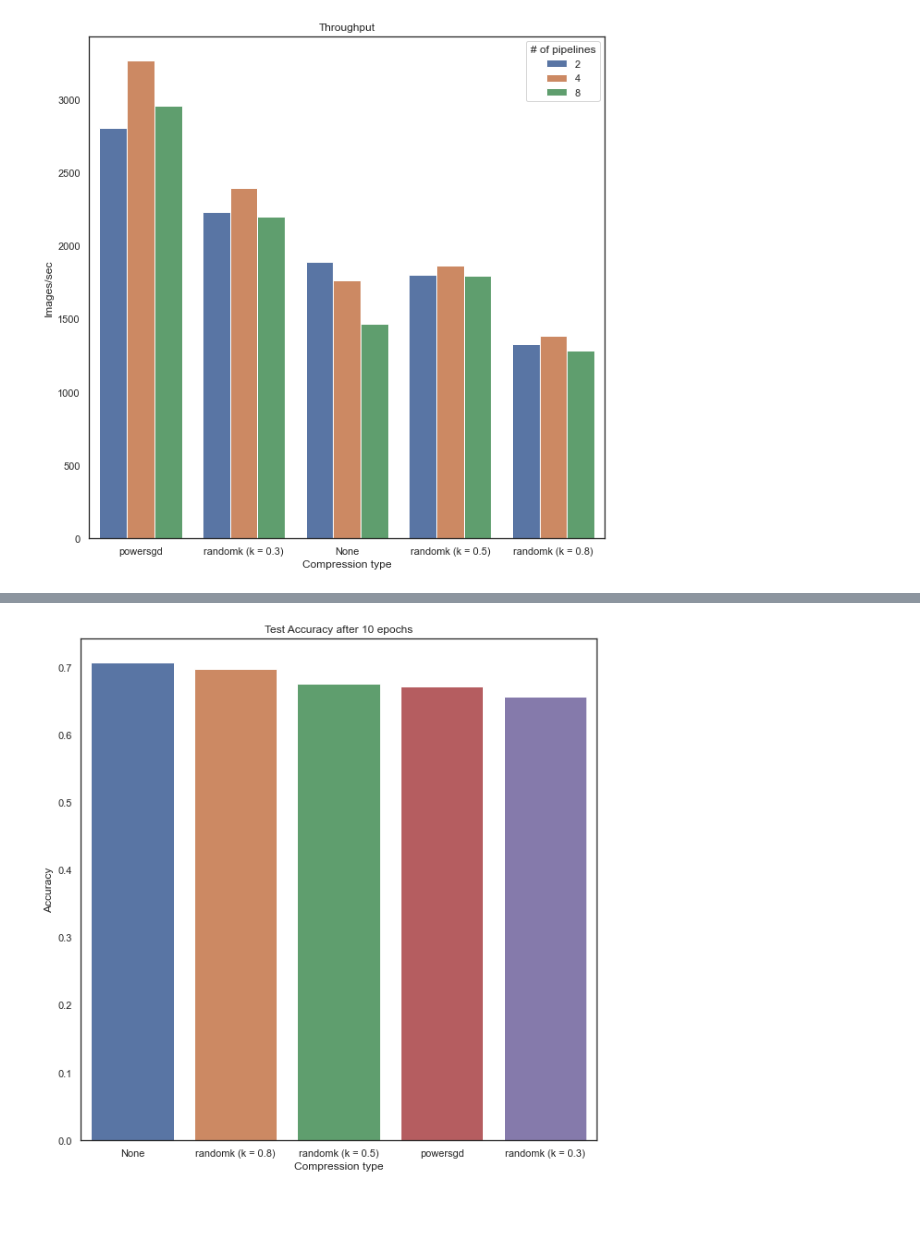
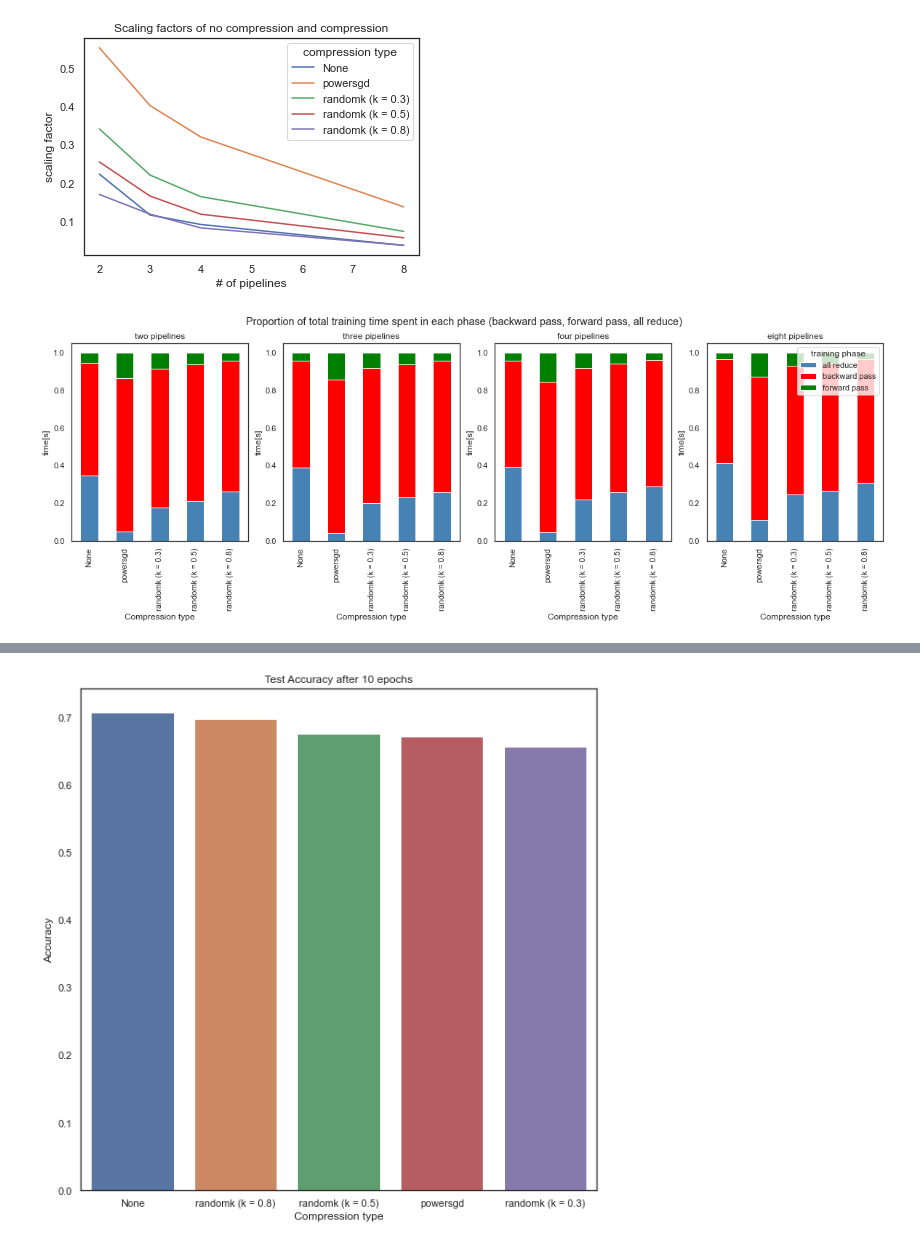
Before and after one commit to emilggilkes/pipe-squeeze, a Jupyter notebook: reports/raw_time_data/timer/final-experiments/plots.ipynb, the cells around one changed output, grey strips where cells are left out. Drawn from its saved outputs; the diff is of its cells as text; code cells hidden in the pictures; blank space fills up the shorter version.

```diff
--- a/reports/raw_time_data/timer/final-experiments/plots.ipynb
+++ b/reports/raw_time_data/timer/final-experiments/plots.ipynb
@@ -116,11 +111,50 @@ plt.show()
-# %%
-fig, ax = plt.subplots(1, figsize = (10,10))
-
-sns.barplot(x='compression_type', y='epoch_throughput', hue='n_pipelines', data = result_df.sort_values('epoch_throughput', ascending=False), ax=ax)
-ax.legend(loc='upper right', title= '# of pipelines')
-ax.set_xlabel('Compression type')
-ax.set_ylabel('Images/sec')
-plt.title('Throughput')
-plt.show()
-# %% [output]
-[figure, removed]
+# %%
+t_1 = np.sum(result_df.loc[result_df.n_pipelines==1,'epoch_throughput'].values)
+comp_types = []
+scaling_factors = []
+n_pipelines = []
+for comp_type in scaling_dict.keys():
+    for i in [2,3,4,8]:
+        comp_types.append(comp_type)
+        n_pipelines.append(i)
+        scaling_factors.append(result_df.loc[(result_df.n_pipelines==i) & (result_df.compression_type==comp_type),'epoch_throughput'].values[0] / (t_1*i))
+scaling_df = pd.DataFrame({'compression_type': comp_types, 'n_pipelines': n_pipelines, 'scaling_factor': scaling_factors})
+
+ax = sns.lineplot(data=scaling_df, x='n_pipelines', y='scaling_factor', hue='compression_type')
+ax.set_xlabel('# of pipelines')
+ax.set_ylabel('scaling factor')
+ax.set_title('Scaling factors of no compression and compression')
+ax.legend(title='compression type')
+plt.show()
+# %% [output]
+[figure, added]
+# %%
+fig, ax = plt.subplots(1,4, figsize = (20,5))
+result_df.loc[result_df.n_pipelines==2 ,['compression_type', 'allreduce_prop_total_time', 'backward_prop_total_time', 'forward_prop_total_time']].set_index('compression_type').sort_index().plot(kind='bar', stacked=True, color=['steelblue', 'red', 'green'], ax=ax[0])
+ax[0].set_xlabel('Compression type')
+ax[0].get_legend().remove()
+ax[0].set_ylabel('time[s]')
+ax[0].set_title('two pipelines')
+
+result_df.loc[result_df.n_pipelines==3 ,['compression_type', 'allreduce_prop_total_time', 'backward_prop_total_time', 'forward_prop_total_time']].set_index('compression_type').sort_index().plot(kind='bar', stacked=True, color=['steelblue', 'red', 'green'], ax=ax[1])
+ax[1].set_xlabel('Compression type')
+ax[1].set_ylabel('time[s]')
+ax[1].get_legend().remove()
+ax[1].set_title('three pipelines')
+
+result_df.loc[result_df.n_pipelines==4 ,['compression_type', 'allreduce_prop_total_time', 'backward_prop_total_time', 'forward_prop_total_time']].set_index('compression_type').sort_index().plot(kind='bar', stacked=True, color=['steelblue', 'red', 'green'], ax=ax[2])
+ax[2].set_xlabel('Compression type')
+ax[2].set_ylabel('time[s]')
+ax[2].get_legend().remove()
+ax[2].set_title('four pipelines')
+
+result_df.loc[result_df.n_pipelines==8 ,['compression_type', 'allreduce_prop_total_time', 'backward_prop_total_time', 'forward_prop_total_time']].set_index('compression_type').sort_index().plot(kind='bar', stacked=True, color=['steelblue', 'red', 'green'], ax=ax[3])
+ax[3].set_xlabel('Compression type')
+ax[3].set_ylabel('time[s]')
+ax[3].legend(loc='upper right', labels=['all reduce', 'backward pass', 'forward pass'], title='training phase')
+ax[3].set_title('eight pipelines')
+
+fig.suptitle('Proportion of total training time spent in each phase (backward pass, forward pass, all reduce)')
+plt.show()
+# %% [output]
+[figure, added]
```
Also changed, not shown: parts of 10 cells of this notebook, 2 other files.
